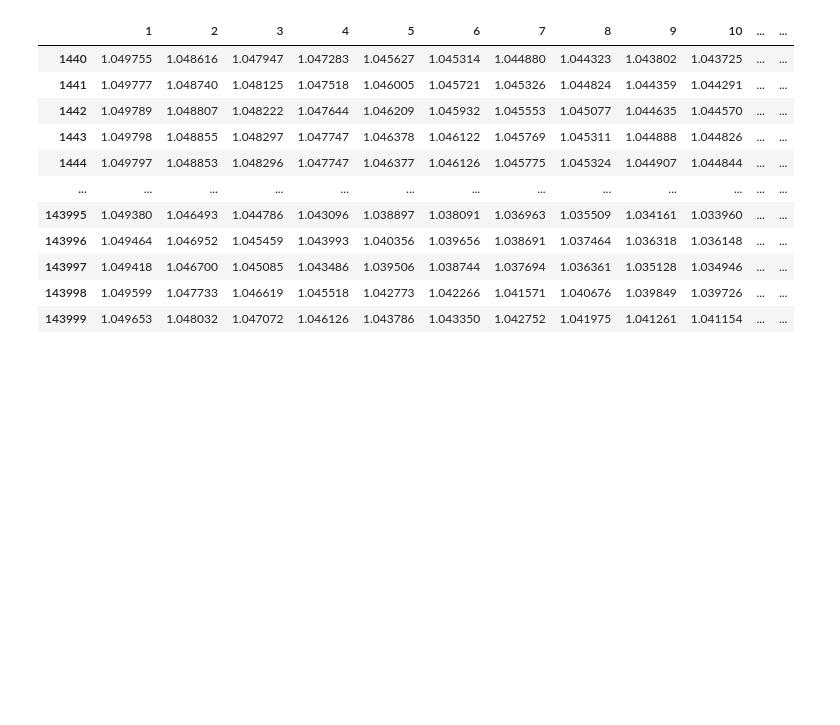
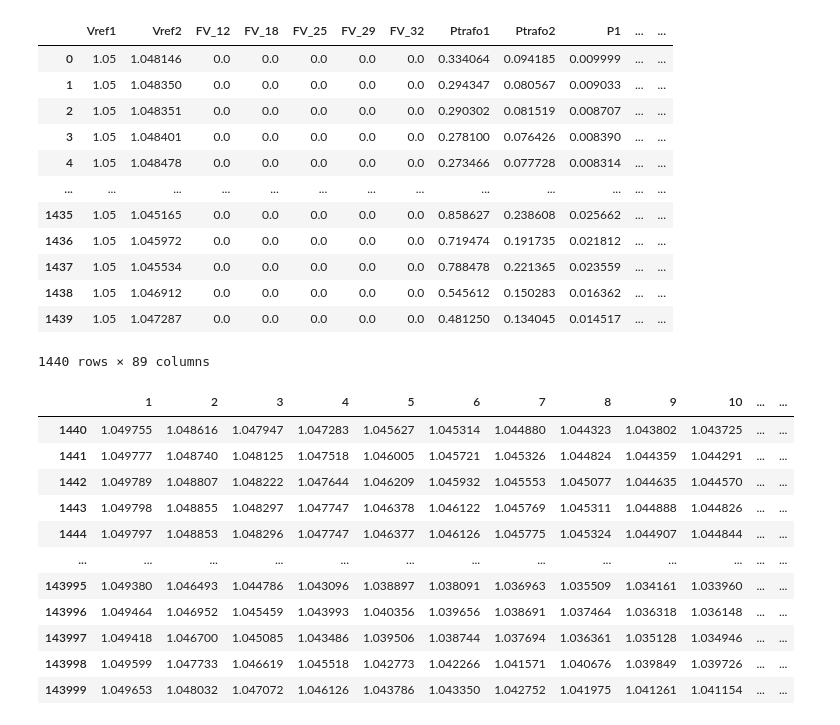
Before and after one commit to kaioforte/OPF-RNN, a Jupyter notebook: main.ipynb, the cells around one changed output. Cells and saved outputs as stored; diff of their text form; code cells hidden in the pictures; blank space fills up the shorter version.

```diff
--- a/main.ipynb
+++ b/main.ipynb
@@ -72,3 +82,25 @@ X
+# %%
+X = pd.concat([vref1, vref2, fv_12, fv_18, fv_25, fv_29, fv_32, ptrafo1, ptrafo2, cargaP, cargaQ], axis=1)
+X = X.iloc[1440:,:]
+
+X2 = pd.concat([vref1, vref2, fv_12, fv_18, fv_25, fv_29, fv_32, ptrafo1, ptrafo2, avgP, avgQ], axis=1)
+X2 = X2.iloc[:1440,:]
+
+X2
+# %% [output]
+|  | Vref1 | Vref2 | FV_12 | FV_18 | FV_25 | FV_29 | FV_32 | Ptrafo1 | Ptrafo2 | P1 | ... | ... |
+| 0 | 1.05 | 1.048146 | 0.0 | 0.0 | 0.0 | 0.0 | 0.0 | 0.334064 | 0.094185 | 0.009999 | ... | ... |
+| 1 | 1.05 | 1.048350 | 0.0 | 0.0 | 0.0 | 0.0 | 0.0 | 0.294347 | 0.080567 | 0.009033 | ... | ... |
+| 2 | 1.05 | 1.048351 | 0.0 | 0.0 | 0.0 | 0.0 | 0.0 | 0.290302 | 0.081519 | 0.008707 | ... | ... |
+| 3 | 1.05 | 1.048401 | 0.0 | 0.0 | 0.0 | 0.0 | 0.0 | 0.278100 | 0.076426 | 0.008390 | ... | ... |
+| 4 | 1.05 | 1.048478 | 0.0 | 0.0 | 0.0 | 0.0 | 0.0 | 0.273466 | 0.077728 | 0.008314 | ... | ... |
+| ... | ... | ... | ... | ... | ... | ... | ... | ... | ... | ... | ... | ... |
+| 1435 | 1.05 | 1.045165 | 0.0 | 0.0 | 0.0 | 0.0 | 0.0 | 0.858627 | 0.238608 | 0.025662 | ... | ... |
+| 1436 | 1.05 | 1.045972 | 0.0 | 0.0 | 0.0 | 0.0 | 0.0 | 0.719474 | 0.191735 | 0.021812 | ... | ... |
+| 1437 | 1.05 | 1.045534 | 0.0 | 0.0 | 0.0 | 0.0 | 0.0 | 0.788478 | 0.221365 | 0.023559 | ... | ... |
+| 1438 | 1.05 | 1.046912 | 0.0 | 0.0 | 0.0 | 0.0 | 0.0 | 0.545612 | 0.150283 | 0.016362 | ... | ... |
+| 1439 | 1.05 | 1.047287 | 0.0 | 0.0 | 0.0 | 0.0 | 0.0 | 0.481250 | 0.134045 | 0.014517 | ... | ... |
+1440 rows × 89 columns
 # %%
 tensao = np.zeros([42, 1000, 144])
 t = d['Tensao'].transpose()
```
Also changed, not shown: parts of 9 cells of this notebook, 3 other files.
